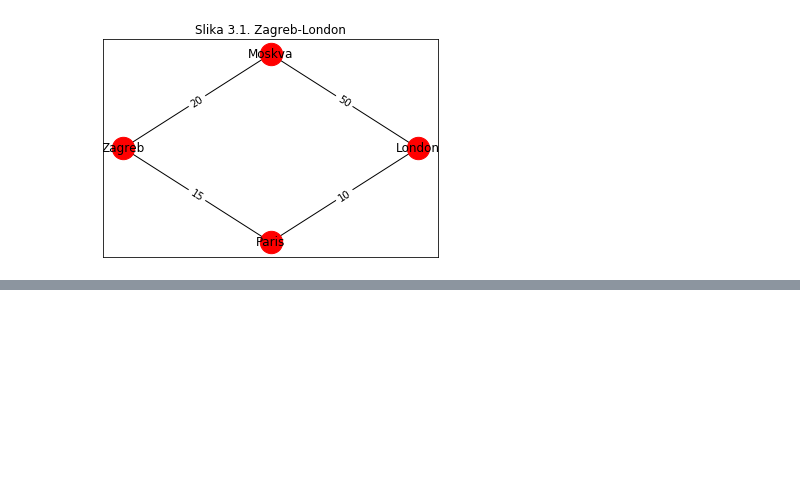
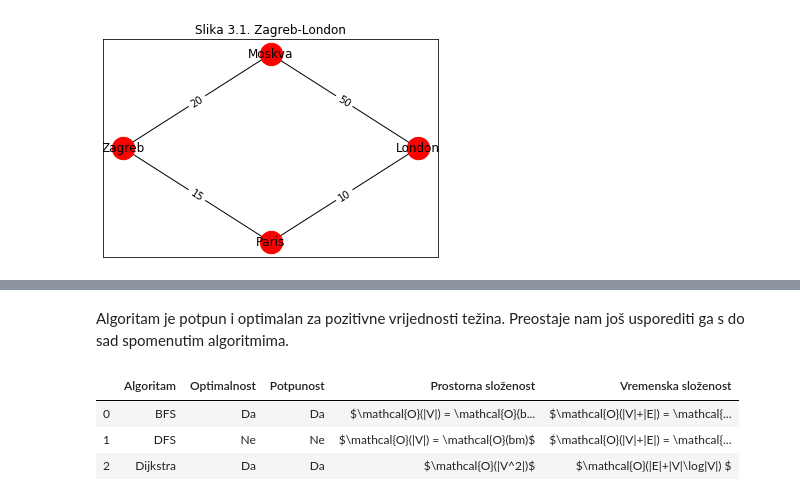
Before and after one commit to nivuckovic/matematicki-softver-esej1, a Jupyter notebook: BFS.ipynb, the cells around one changed output, grey strips where cells are left out. Cells and saved outputs as stored; diff of their text form; code cells hidden in the pictures; blank space fills up the shorter version.

```diff
--- a/BFS.ipynb
+++ b/BFS.ipynb
@@ -1033,0 +1035,17 @@ Najjeftiniji put:
+# %% [markdown]
+Algoritam je potpun i optimalan za pozitivne vrijednosti težina. Preostaje nam još usporediti ga s do sad spomenutim algoritmima.
+# %%
+red_vrijednosti = ['Dijkstra','Da', 'Da',
+                '$\mathcal{O}(|V^2|)$',
+                '$\mathcal{O}(|E|+|V|\log|V|) $']
+
+# dodajemo red u tablicu
+red = pd.Series(red_vrijednosti, index=tablica_svojstava_algoritama.columns)
+tablica_svojstava_algoritama = tablica_svojstava_algoritama.append(red, ignore_index=True)
+
+display(tablica_svojstava_algoritama)
+# %% [output]
+|  | Algoritam | Optimalnost | Potpunost | Prostorna složenost | Vremenska složenost |
+| 0 | BFS | Da | Da | $\mathcal{O}(|V|) = \mathcal{O}(b... | $\mathcal{O}(|V|+|E|) = \mathcal{... |
+| 1 | DFS | Ne | Ne | $\mathcal{O}(|V|) = \mathcal{O}(bm)$ | $\mathcal{O}(|V|+|E|) = \mathcal{... |
+| 2 | Dijkstra | Da | Da | $\mathcal{O}(|V^2|)$ | $\mathcal{O}(|E|+|V|\log|V|) $ |
```
Also changed, not shown: parts of 15 cells of this notebook.
